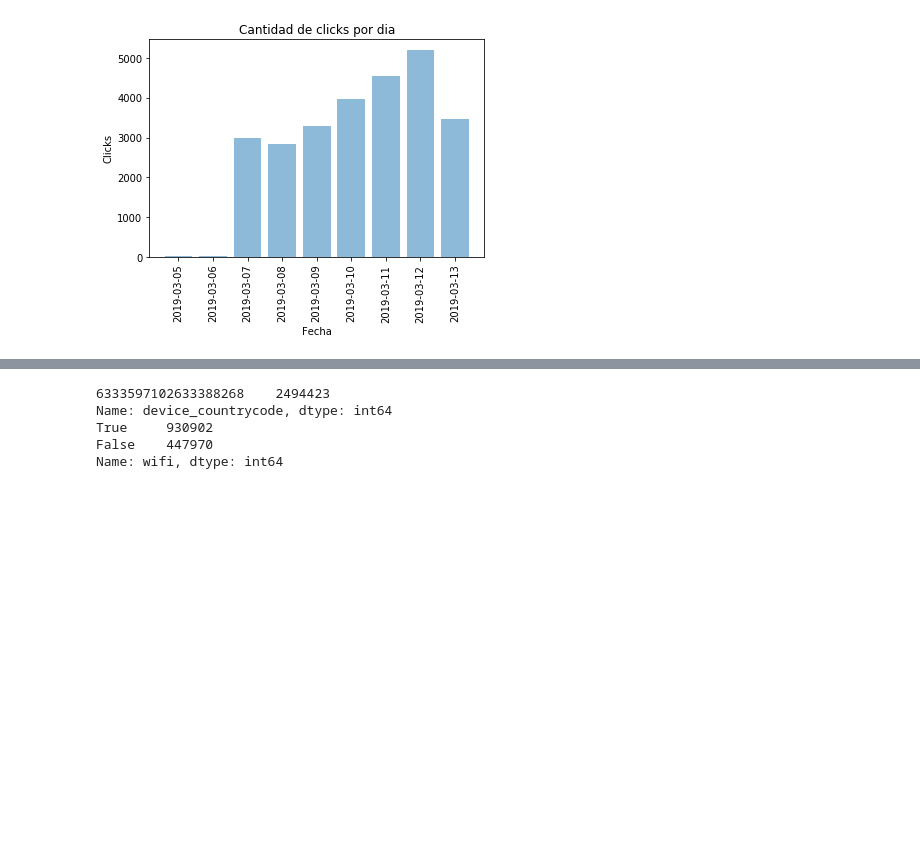
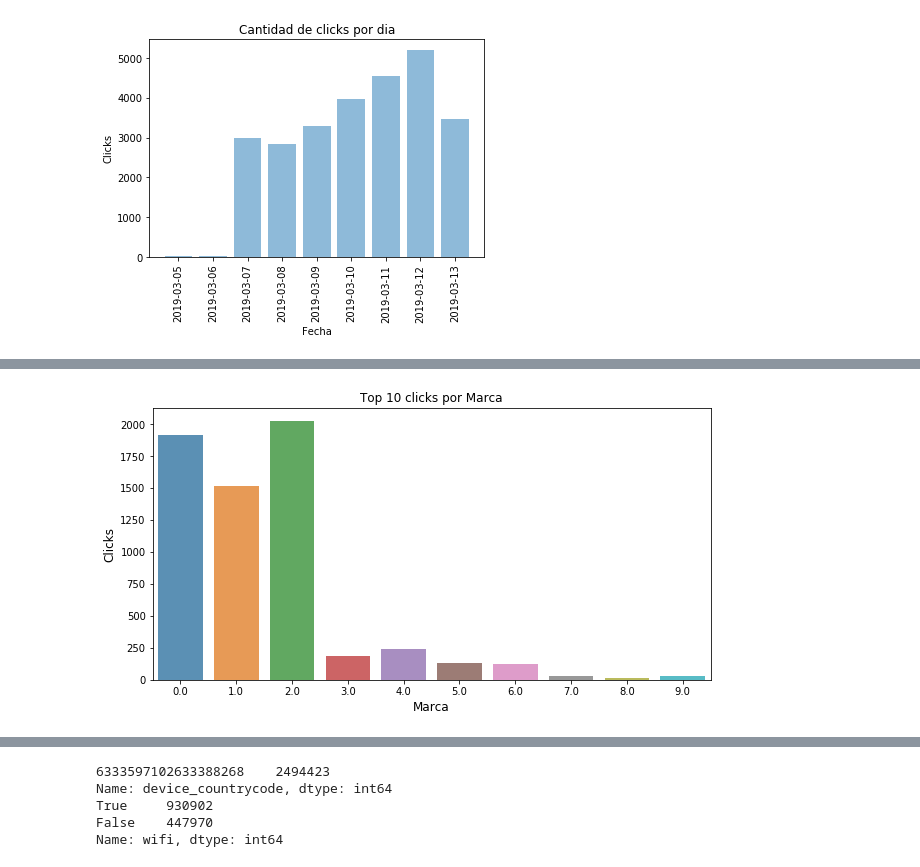
Before and after one commit to yanetrodriguez25/TpJampp, a Jupyter notebook: Tp1.ipynb, the cells around one changed output, grey strips where cells are left out. Saved outputs shown, nothing was run; the diff lists cells and outputs as text; code cells hidden in the pictures; blank space fills up the shorter version.

```diff
--- a/Tp1.ipynb
+++ b/Tp1.ipynb
@@ -305,3 +354,16 @@ plt.show()
+# %%
+#Obtenemos el top 10 de marcas en las cuales se realizaron más clicks.
+clicks_by_brand = df_clicks.brand.value_counts(sort=True)
+
+clicks_by_brand = clicks_by_brand[:10,]
+plt.figure(figsize=(10,5))
+sns.barplot(clicks_by_brand.index, clicks_by_brand.values, alpha=0.8)
+plt.title('Top 10 clicks por Marca')
+plt.ylabel('Clicks', fontsize=12)
+plt.xlabel('Marca', fontsize=12)
+plt.show()
+# %% [output]
+[figure, added]
 # %%
 #Analizamos la información del archivo Events.csv
 df_events.head(3)
```
Also changed, not shown: parts of 7 cells of this notebook.
